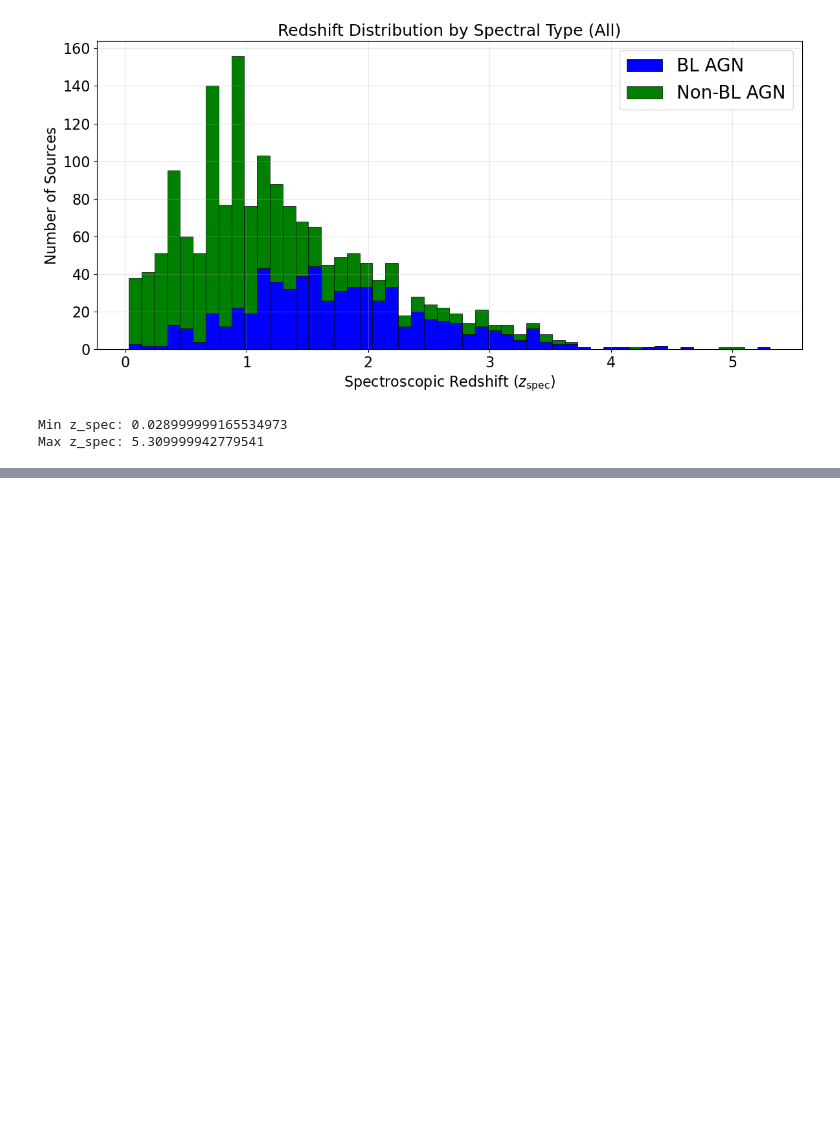
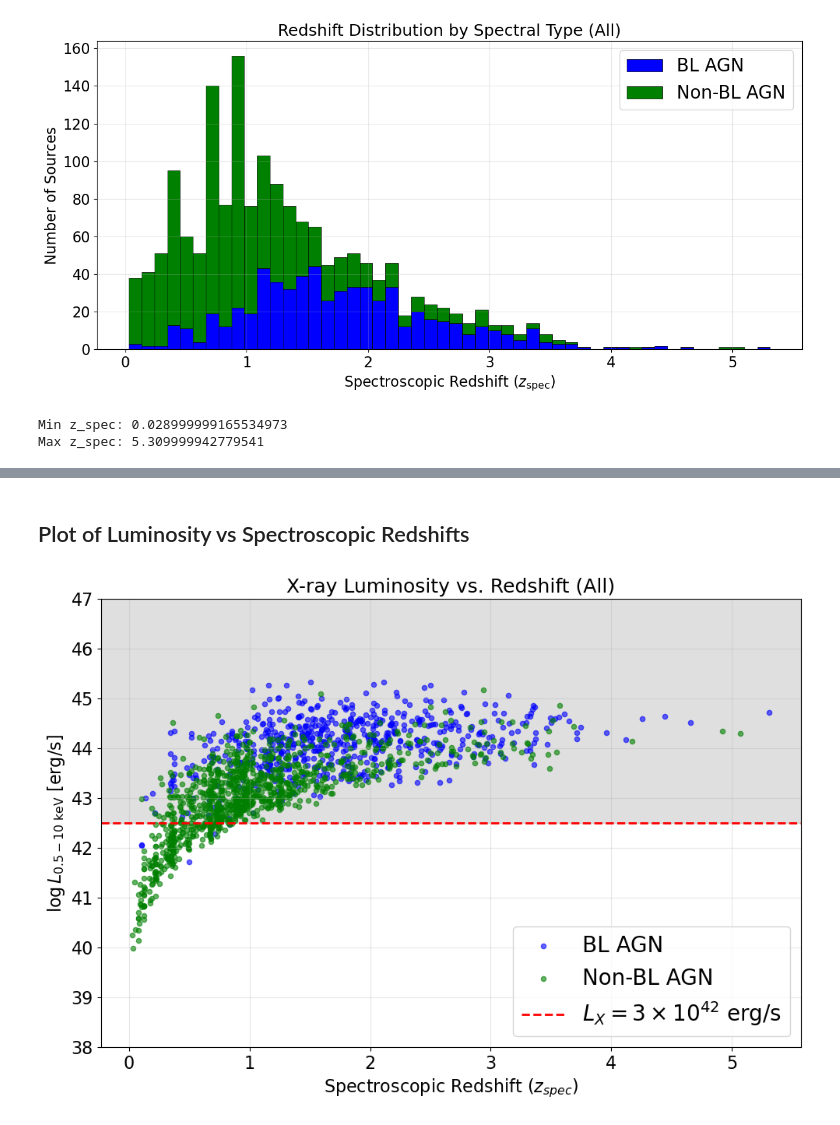
Before and after one commit to AdliHa21/SEASTAR2026, a Jupyter notebook: 03_type1_type2_agn_and_cosmos2015_crossmatch.ipynb, the cells around one changed output, grey strips where cells are left out. Cells and saved outputs as stored; diff of their text form; code cells hidden in the pictures; blank space fills up the shorter version.

Commit message:
Check AGN criteria for type 1/2 AGN: luminosity and X/O plots

```diff
--- a/03_type1_type2_agn_and_cosmos2015_crossmatch.ipynb
+++ b/03_type1_type2_agn_and_cosmos2015_crossmatch.ipynb
@@ -118,0 +169,37 @@ Max z_spec: 5.309999942779541
+# %% [markdown]
+## Plot of Luminosity vs Spectroscopic Redshifts
+# %%
+fig, ax = plt.subplots(figsize=(10, 7))
+
+# Filter out extreme Lx values for plotting
+plot_df = crit[crit['Lx_0510'] > 0].copy()
+
+for stype in ['BL AGN', 'Non-BL AGN']:
+    subset = df_lz[df_lz['spec_type_label'] == stype]
+    ax.scatter(
+        subset['z_spec'],
+        subset['Lx_0510'],
+        s=20,
+        alpha=0.6,
+        color=spec_colors[stype],
+        marker=spec_markers[stype],
+        label=spec_labels[stype]
+    )
+
+# Add the luminosity threshold line
+ax.axhline(y=42.5, color='red', linestyle='--', linewidth=2, label=r'$L_X = 3 \times 10^{42}$ erg/s')
+ax.axhspan(42.5, 47, color='gray', alpha=0.25, zorder=0)
+
+# Labels and formatting
+ax.set_xlabel('Spectroscopic Redshift ($z_{spec}$)', fontsize=16)
+ax.set_ylabel(r'$\log L_{0.5-10\ \mathrm{keV}}$ [erg/s]', fontsize=16)
+ax.set_title('X-ray Luminosity vs. Redshift (All)', fontsize=18)
+ax.legend(loc='lower right', fontsize=20)
+ax.grid(True, alpha=0.3)
+ax.set_ylim(38, 47)
+
+plt.tick_params(axis='both', labelsize=16)
+plt.tight_layout()
+plt.show()
+# %% [output]
+[figure, added]
```
Also changed, not shown: parts of 6 cells of this notebook.
